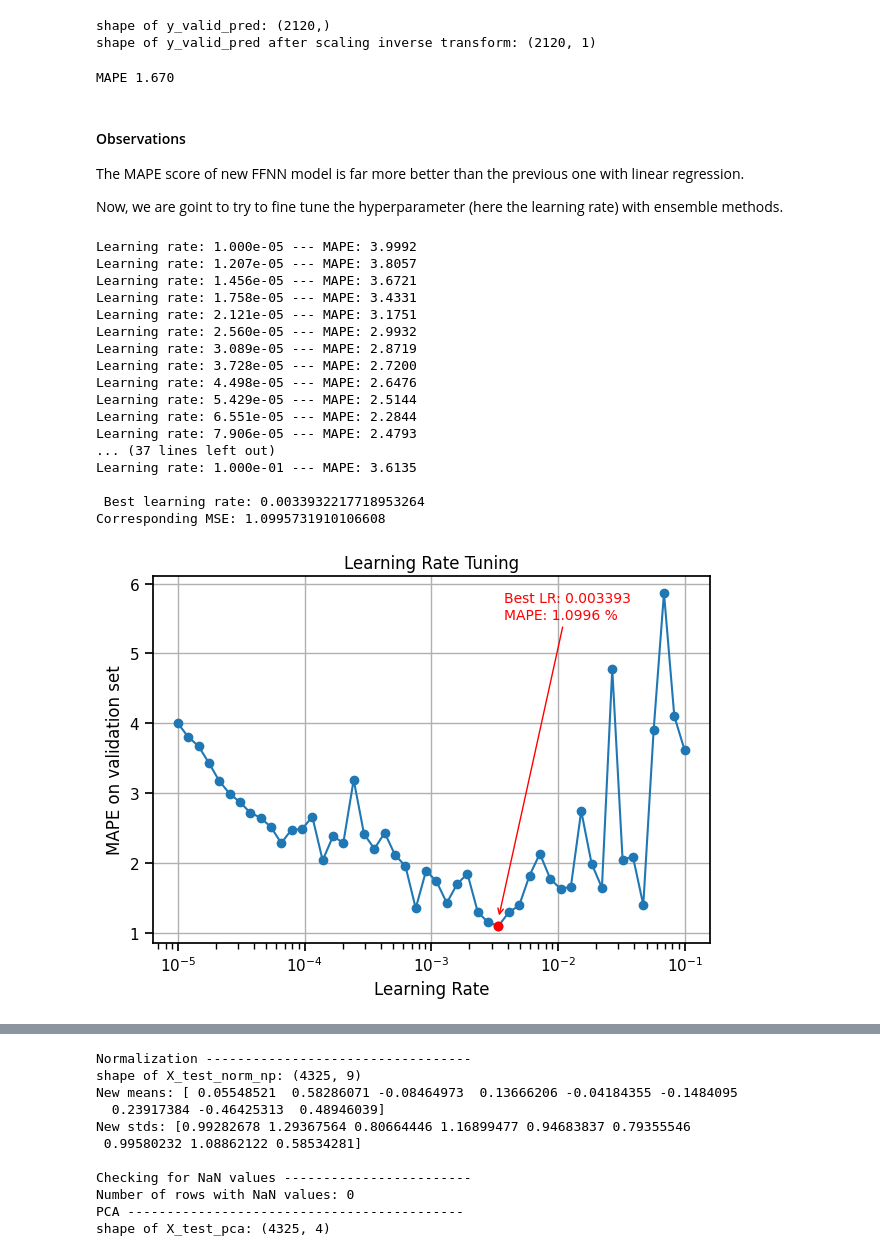
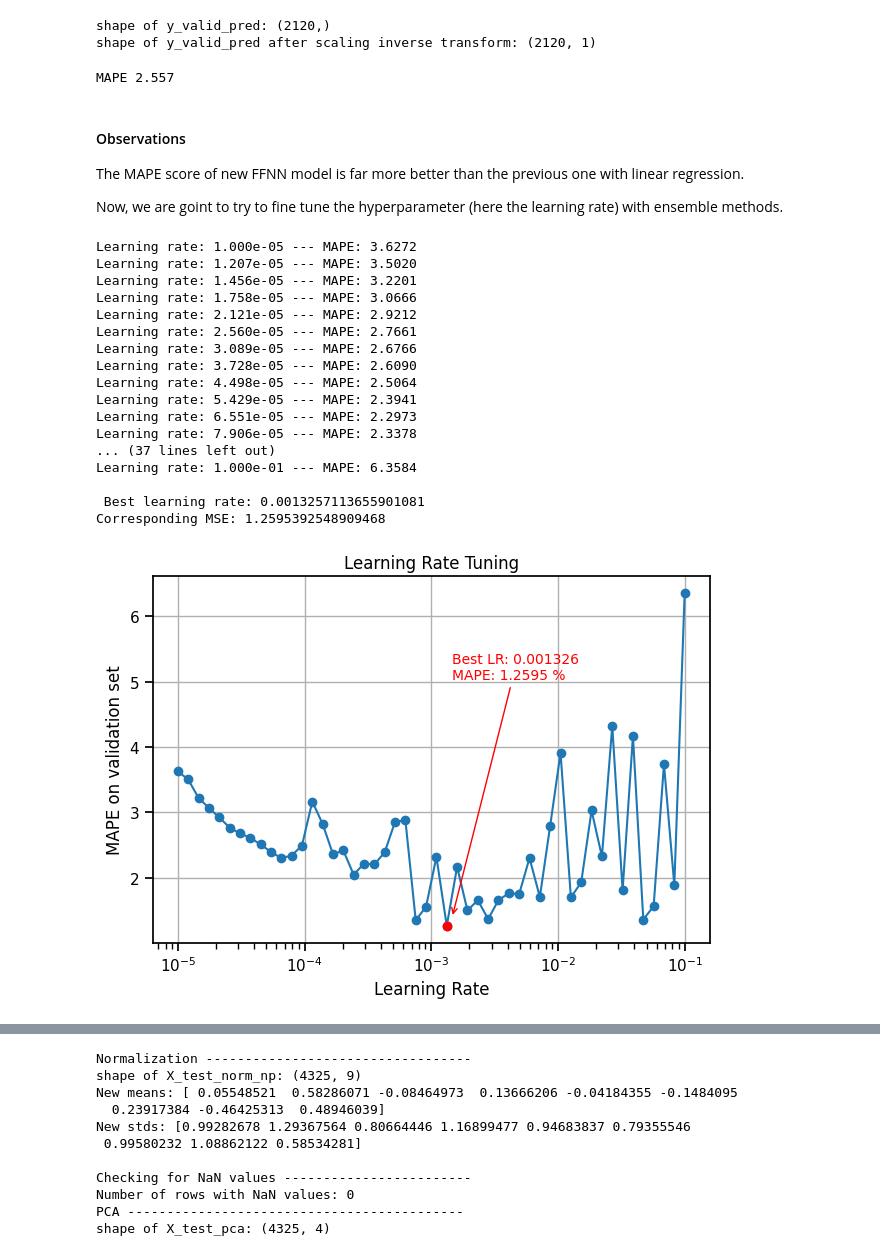
Before and after one commit to LouisBrusset/ITER-data-science-challenges, a Jupyter notebook: notebooks/MAST Plasma Current.ipynb, the cells around one changed output, grey strips where cells are left out. Saved outputs shown, nothing was run; the diff lists cells and outputs as text; code cells hidden in the pictures.

```diff
--- a/notebooks/MAST Plasma Current.ipynb
+++ b/notebooks/MAST Plasma Current.ipynb
@@ -553,7 +553,10 @@ print("New means:", X_train_norm_np.mean(axis=0))
 print("New stds:", X_train_norm_np.std(axis=0))
 
 X_train_norm_df = pd.DataFrame(X_train_norm_np, columns=columns_to_normalize)
-X_train_norm = pd.concat([X_train.iloc[:, 0], X_train_norm_df, X_train.iloc[:, -1]], axis=1)
+X_train_norm = pd.concat([X_train.iloc[:, 0].reset_index(drop=True),
+                          X_train_norm_df.reset_index(drop=True),
+                          X_train.iloc[:, -1].reset_index(drop=True)
+                          ], axis=1)
 
 nb_nan_rows2 = X_train_norm.isna().any(axis=1).sum()
 print(f"Number of Nan rows after : {nb_nan_rows2}")
@@ -782,7 +787,7 @@ shape of y_valid_pred after scaling inverse transform: (2120, 1)
 score = sklearn.metrics.mean_absolute_percentage_error(y_valid, y_valid_pred)
 print(f"MAPE {score:1.3f}")
 # %% [output]
-MAPE 1.670
+MAPE 2.557
 # %%
 ### Function to inverse PCA transformation:
 #X_approx = pca.inverse_transform(X_pca_reduced)
@@ -815,45 +820,45 @@ for lr in learning_rates:
     results.append((lr, mape))
     print(f"Learning rate: {lr:.3e} --- MAPE: {mape:.4f}")
 
-# Affichage du meilleur LR
+# Best LR
 best_lr, best_mape = min(results, key=lambda x: x[1])
 print("\n Best learning rate:", best_lr)
 print("Corresponding MSE:", best_mape)
 # %% [output]
-Learning rate: 1.000e-05 --- MAPE: 3.9992
-Learning rate: 1.207e-05 --- MAPE: 3.8057
-Learning rate: 1.456e-05 --- MAPE: 3.6721
-Learning rate: 1.758e-05 --- MAPE: 3.4331
-Learning rate: 2.121e-05 --- MAPE: 3.1751
-Learning rate: 2.560e-05 --- MAPE: 2.9932
-Learning rate: 3.089e-05 --- MAPE: 2.8719
-Learning rate: 3.728e-05 --- MAPE: 2.7200
-Learning rate: 4.498e-05 --- MAPE: 2.6476
-Learning rate: 5.429e-05 --- MAPE: 2.5144
-Learning rate: 6.551e-05 --- MAPE: 2.2844
-Learning rate: 7.906e-05 --- MAPE: 2.4793
+Learning rate: 1.000e-05 --- MAPE: 3.6272
+Learning rate: 1.207e-05 --- MAPE: 3.5020
+Learning rate: 1.456e-05 --- MAPE: 3.2201
+Learning rate: 1.758e-05 --- MAPE: 3.0666
+Learning rate: 2.121e-05 --- MAPE: 2.9212
+Learning rate: 2.560e-05 --- MAPE: 2.7661
+Learning rate: 3.089e-05 --- MAPE: 2.6766
+Learning rate: 3.728e-05 --- MAPE: 2.6090
+Learning rate: 4.498e-05 --- MAPE: 2.5064
+Learning rate: 5.429e-05 --- MAPE: 2.3941
+Learning rate: 6.551e-05 --- MAPE: 2.2973
+Learning rate: 7.906e-05 --- MAPE: 2.3378
 ... (37 lines left out)
-Learning rate: 1.000e-01 --- MAPE: 3.6135
+Learning rate: 1.000e-01 --- MAPE: 6.3584
 
- Best learning rate: 0.0033932217718953264
-Corresponding MSE: 1.0995731910106608
+ Best learning rate: 0.0013257113655901081
+Corresponding MSE: 1.2595392548909468
 # %%
 lrs, mses = zip(*results)
 plt.plot(lrs, mses, marker='o')
 plt.scatter(best_lr, best_mape, color='red', zorder=5, label='Best')
 plt.annotate(f'Best LR: {best_lr:.4g}\nMAPE: {best_mape:.4f} %',
-             xy=(best_lr, best_mape*1.1),
-             xytext=(best_lr*1.1, best_mape*5),
+             xy=(best_lr*1.1, best_mape*1.1),
+             xytext=(best_lr*1.1, best_mape*4),
              arrowprops=dict(arrowstyle='->', color='red'),
              fontsize=10, color='red')
 
 plt.xscale('log')
 plt.xlabel('Learning Rate')
 plt.ylabel('MAPE on validation set')
 plt.title('Learning Rate Tuning')
 plt.grid(True)
 plt.tight_layout()
 plt.show()
 # %% [output]
-[figure, old version]
+[figure, new version]
 # %%
```
Also changed, not shown: parts of 46 cells of this notebook.
